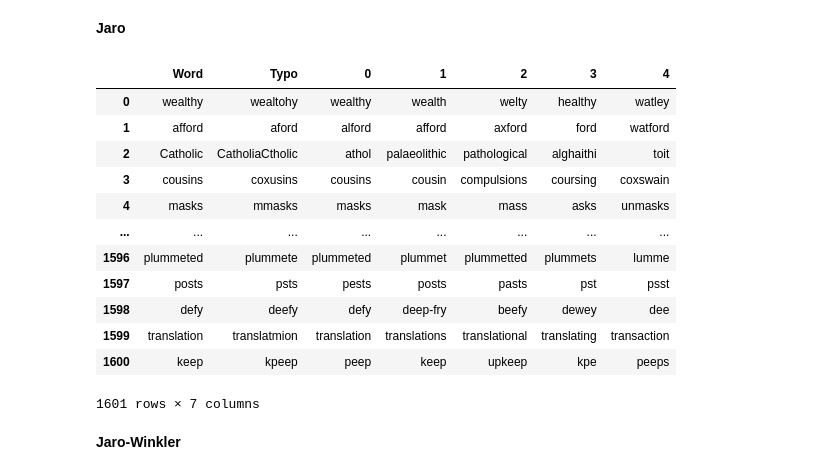
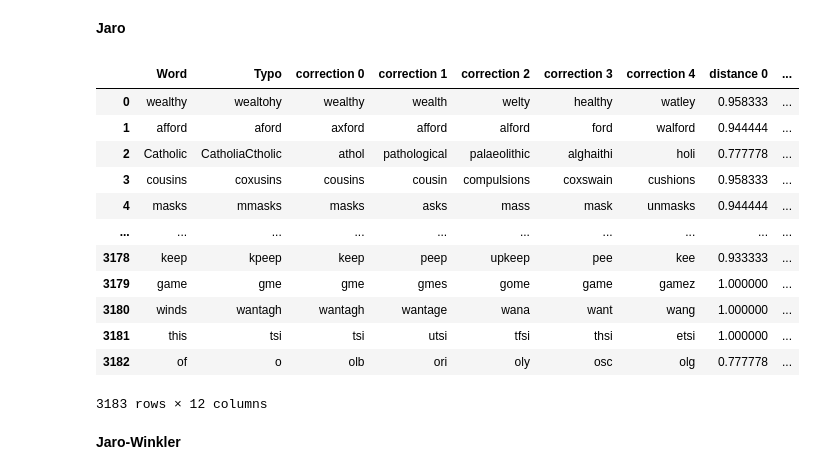
Before and after one commit to louisVincentPoellhuber/ift6285-devoirs, a Jupyter notebook: Devoir 2/devoir2.ipynb, the cells around one changed output. Saved outputs shown, nothing was run; the diff lists cells and outputs as text; code cells hidden in the pictures.

```diff
--- a/Devoir 2/devoir2.ipynb
+++ b/Devoir 2/devoir2.ipynb
@@ -7,14 +7,14 @@ import pandas as pd
 import numpy as np
 from collections import Counter
 import chardet
-import editdistance
+import editdistance #
 import jellyfish
 import re
 from tqdm import tqdm
 import os
 
-DATA_PATH = r"C:\Users\Louis\Documents\University\Masters\A23\NLP\Devoirs\data\hw2"
-#DATA_PATH = r"C:\Users\barka\Desktop\NLP"
+#DATA_PATH = r"C:\Users\Louis\Documents\University\Masters\A23\NLP\Devoirs\data\hw2"
+DATA_PATH = r"C:\Users\barka\Desktop\NLP"
 # %% [markdown]
 ## 0.2 Functions
 # %%
@@ -227,10 +148,14 @@ jaro_winkler_correction('speling') #Jaro-Winkler distance
 with open(DATA_PATH + r"\typo-0.2.txt", "r", encoding=encoding) as file:
     text = file.read()
 
-# Regex
+
 typo_pattern = r'<typo orig="([^"]+)">([^<]+)</typo>'
+
+
 typos = re.findall(typo_pattern, text)
-typos = dict(typos)
-typo_df = pd.DataFrame()
-typo_df["Word"] = typos.keys()
-typo_df["Typo"] = typos.values()
+
+
+typos = pd.DataFrame(typos, columns=["Word", "Typo"])
+
+
+typos.tail(10)
@@ -260,23 +241,21 @@ def get_correction_df(path, typos, func, minimum = True, n_neighbors=1):
 **Jaro**
 # %%
 jaro_correction_df = get_correction_df(DATA_PATH + "\jaro_correction_df.csv", typos, jellyfish.jaro_similarity, False, 5)
-
-jaro_typo_df = pd.concat([typo_df, jaro_correction_df], axis=1)
-jaro_typo_df
+jaro_correction_df
 # %% [output]
-|  | Word | Typo | 0 | 1 | 2 | 3 | 4 |
-| 0 | wealthy | wealtohy | wealthy | wealth | welty | healthy | watley |
-| 1 | afford | aford | alford | afford | axford | ford | watford |
-| 2 | Catholic | CatholiaCtholic | athol | palaeolithic | pathological | alghaithi | toit |
-| 3 | cousins | coxusins | cousins | cousin | compulsions | coursing | coxswain |
-| 4 | masks | mmasks | masks | mask | mass | asks | unmasks |
-| ... | ... | ... | ... | ... | ... | ... | ... |
-| 1596 | plummeted | plummete | plummeted | plummet | plummetted | plummets | lumme |
-| 1597 | posts | psts | pests | posts | pasts | pst | psst |
-| 1598 | defy | deefy | defy | deep-fry | beefy | dewey | dee |
-| 1599 | translation | translatmion | translation | translations | translational | translating | transaction |
-| 1600 | keep | kpeep | peep | keep | upkeep | kpe | peeps |
+|  | Word | Typo | correction 0 | correction 1 | correction 2 | correction 3 | correction 4 | distance 0 | ... |
+| 0 | wealthy | wealtohy | wealthy | wealth | welty | healthy | watley | 0.958333 | ... |
+| 1 | afford | aford | axford | afford | alford | ford | walford | 0.944444 | ... |
+| 2 | Catholic | CatholiaCtholic | athol | pathological | palaeolithic | alghaithi | holi | 0.777778 | ... |
+| 3 | cousins | coxusins | cousins | cousin | compulsions | coxswain | cushions | 0.958333 | ... |
+| 4 | masks | mmasks | masks | asks | mass | mask | unmasks | 0.944444 | ... |
+| ... | ... | ... | ... | ... | ... | ... | ... | ... | ... |
+| 3178 | keep | kpeep | keep | peep | upkeep | pee | kee | 0.933333 | ... |
+| 3179 | game | gme | gme | gmes | gome | game | gamez | 1.000000 | ... |
+| 3180 | winds | wantagh | wantagh | wantage | wana | want | wang | 1.000000 | ... |
+| 3181 | this | tsi | tsi | utsi | tfsi | thsi | etsi | 1.000000 | ... |
+| 3182 | of | o | olb | ori | oly | osc | olg | 0.777778 | ... |
-1601 rows × 7 columns
+3183 rows × 12 columns
 # %% [markdown]
 **Jaro-Winkler**
 # %%
```
Also changed, not shown: parts of 15 cells of this notebook.
